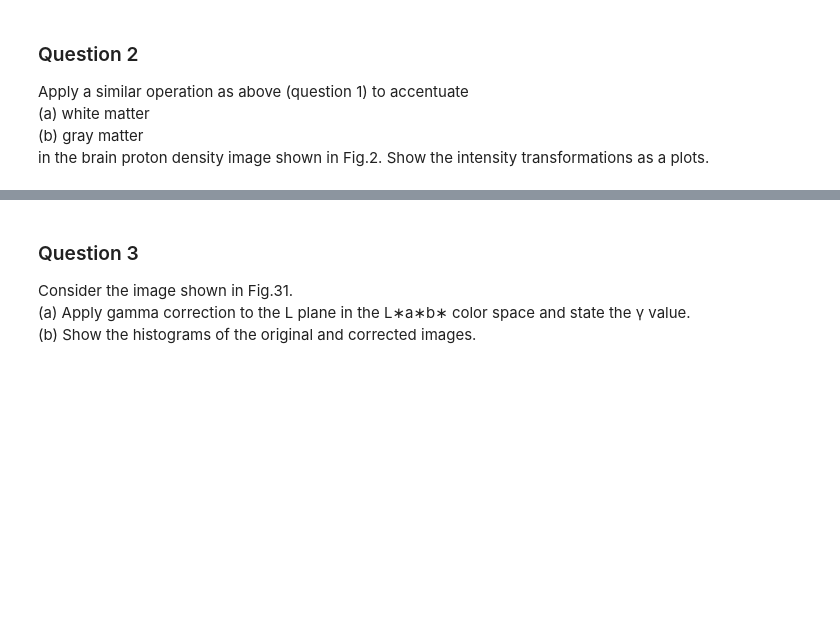
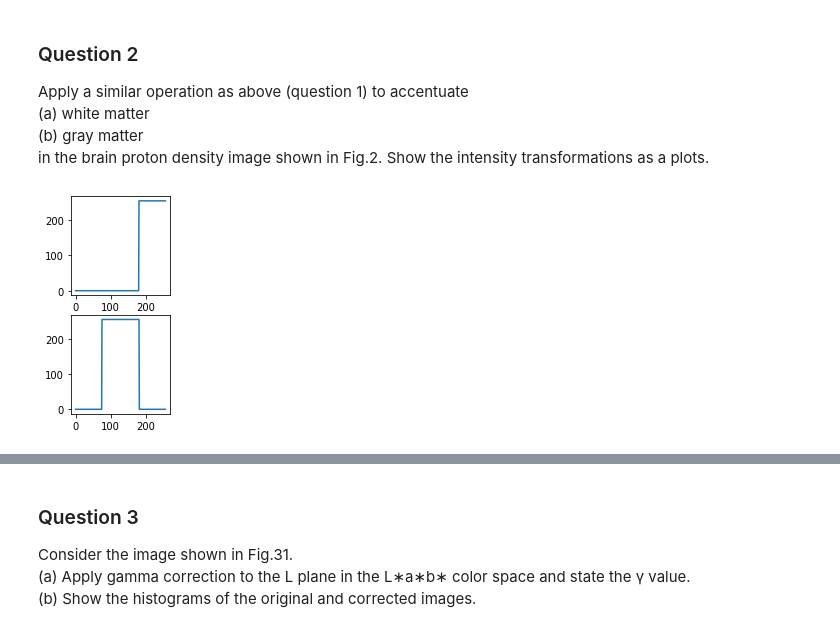
Before and after one commit to ayodyawkh/EN2550, a Jupyter notebook: Assignment_1/Assignment1.ipynb, the cells around one changed output, grey strips where cells are left out. Saved outputs shown, nothing was run; the diff lists cells and outputs as text; code cells hidden in the pictures; blank space fills up the shorter version.

```diff
--- a/Assignment_1/Assignment1.ipynb
+++ b/Assignment_1/Assignment1.ipynb
@@ -46,3 +48,45 @@ Apply a similar operation as above (question 1) to accentuate <br>
 (a) white matter<br>
 (b) gray matter<br>
 in the brain proton density image shown in Fig.2. Show the intensity transformations as a plots.
+# %%
+import numpy as np
+import cv2 as cv
+import matplotlib.pyplot as plt
+
+Img = cv.imread('brain_proton_density_slice.png')
+assert Img is not None
+
+t1 = (255)*np.ones(0)
+t2 = np.zeros(180)
+t3 = (255)*np.ones(76)
+
+t_1 = np.concatenate((t1,t2,t3),axis=0).astype(np.uint8)
+
+T1 = np.zeros(75)
+T2 = (255)*np.ones(106)
+T3 = np.zeros(75)
+
+t_2 = np.concatenate((T1,T2,T3),axis=0).astype(np.uint8)
+
+figure, axis = plt.subplots(2)
+figure.set_figwidth(10)
+
+axis[0].plot(t_1)
+axis[0].set_aspect('equal')
+axis[1].plot(t_2)
+axis[1].set_aspect('equal')
+assert len(t_1) == 256
+white_Img = cv.LUT(Img,t_1)
+assert len(t_2) == 256
+gray_Img = cv.LUT(Img,t_2)
+
+cv.namedWindow("Image",cv.WINDOW_AUTOSIZE)
+cv.imshow('Image',Img)
+cv.waitKey(0)
+cv.imshow('Image',white_Img)
+cv.waitKey(0)
+cv.imshow('Image',gray_Img)
+cv.waitKey(0)
+cv.destroyAllWindows()
+# %% [output]
+[figure, added]
```
Also changed, not shown: parts of 2 cells of this notebook.
